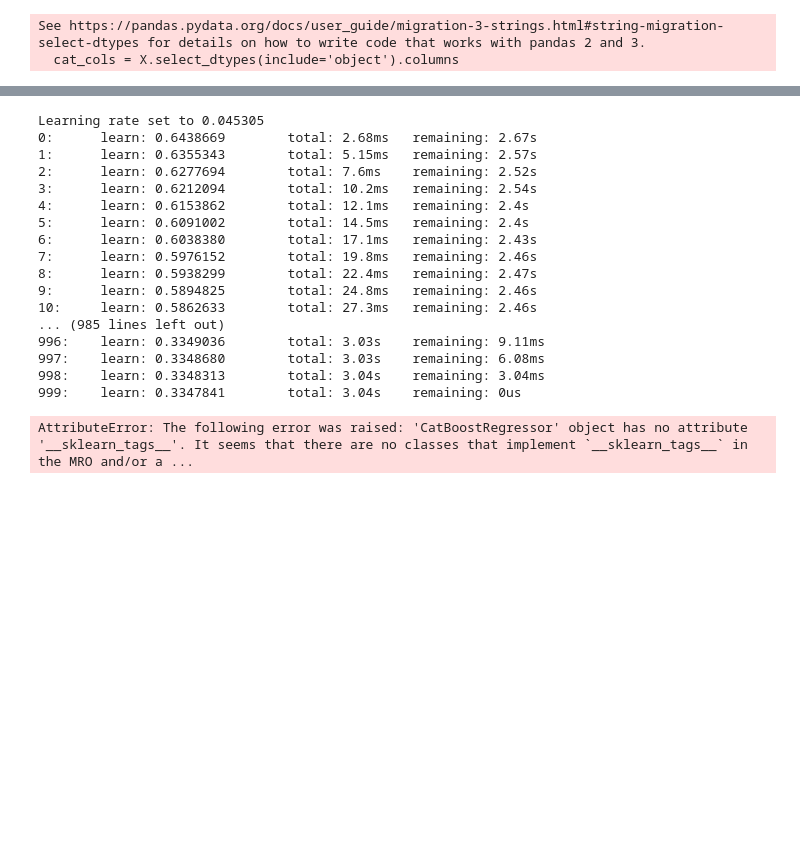
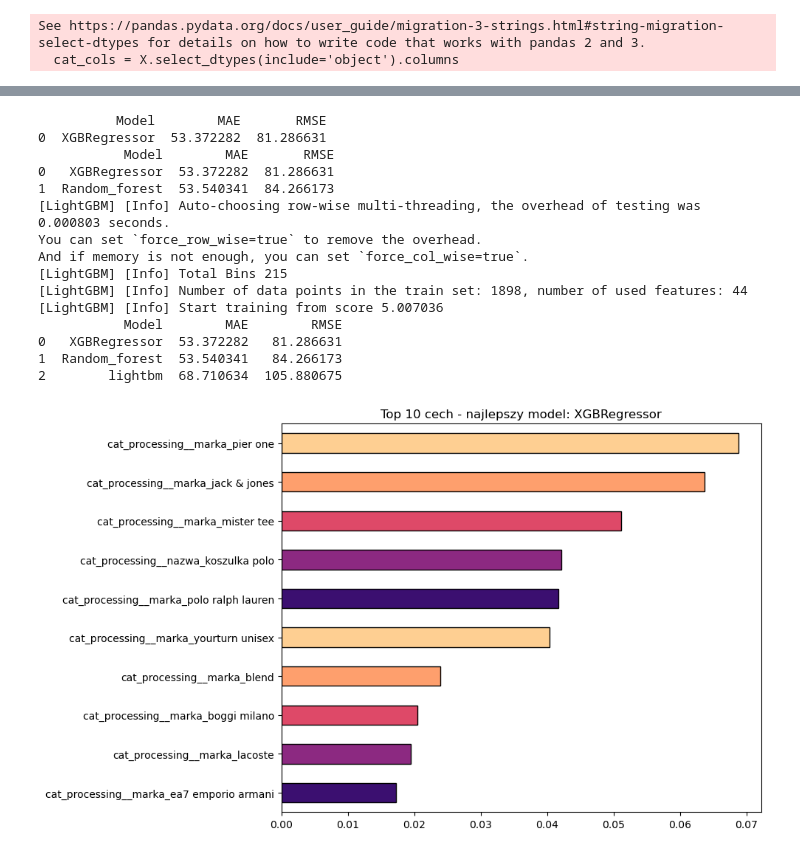
Before and after one commit to infoshareacademy/jdszr23-grupa-2, a Jupyter notebook: straznicy_commita_api/notebooks/modelowanie.ipynb, the cells around one changed output, grey strips where cells are left out. Cells and saved outputs as stored; diff of their text form; code cells hidden in the pictures; blank space fills up the shorter version.

```diff
--- a/straznicy_commita_api/notebooks/modelowanie.ipynb
+++ b/straznicy_commita_api/notebooks/modelowanie.ipynb
@@ -71,0 +103,12 @@ models = {
+# %%
+y_pred_log = model_dl.predict(X_test_prep).ravel()
+
+y_pred = np.expm1(y_pred_log)
+y_test_real = np.expm1(y_test)
+
+mae_real = mean_absolute_error(y_test_real, y_pred)
+rmse_real = np.sqrt(mean_squared_error(y_test_real, y_pred))
+
+print(mae_real)
+
+print(rmse_real)
@@ -72,6 +170,7 @@ models = {
 # %%
 
 results = []
+pipelines = {}
 
 for name, model in models.items():
     pipeline = Pipeline([
@@ -90,25 +189,46 @@ for name, model in models.items():
     #mae = mean_absolute_error(y_test, y_pred)
     #rmse = np.sqrt(mean_squared_error(y_test, y_pred))
     results.append((name, mae, rmse))
+    pipelines[name] = pipeline
 
     results_df = pd.DataFrame(results, columns=['Model', 'MAE', 'RMSE'])
     print(results_df.sort_values('MAE'))
 # %% [output]
-Learning rate set to 0.045305
-0:      learn: 0.6438669        total: 2.68ms   remaining: 2.67s
-1:      learn: 0.6355343        total: 5.15ms   remaining: 2.57s
-2:      learn: 0.6277694        total: 7.6ms    remaining: 2.52s
-3:      learn: 0.6212094        total: 10.2ms   remaining: 2.54s
-4:      learn: 0.6153862        total: 12.1ms   remaining: 2.4s
-5:      learn: 0.6091002        total: 14.5ms   remaining: 2.4s
-6:      learn: 0.6038380        total: 17.1ms   remaining: 2.43s
-7:      learn: 0.5976152        total: 19.8ms   remaining: 2.46s
-8:      learn: 0.5938299        total: 22.4ms   remaining: 2.47s
-9:      learn: 0.5894825        total: 24.8ms   remaining: 2.46s
-10:     learn: 0.5862633        total: 27.3ms   remaining: 2.46s
-... (985 lines left out)
-996:    learn: 0.3349036        total: 3.03s    remaining: 9.11ms
-997:    learn: 0.3348680        total: 3.03s    remaining: 6.08ms
-998:    learn: 0.3348313        total: 3.04s    remaining: 3.04ms
-999:    learn: 0.3347841        total: 3.04s    remaining: 0us
+          Model        MAE       RMSE
+0  XGBRegressor  53.372282  81.286631
+           Model        MAE       RMSE
+0   XGBRegressor  53.372282  81.286631
+1  Random_forest  53.540341  84.266173
+[LightGBM] [Info] Auto-choosing row-wise multi-threading, the overhead of testing was 0.000803 seconds.
+You can set `force_row_wise=true` to remove the overhead.
+And if memory is not enough, you can set `force_col_wise=true`.
+[LightGBM] [Info] Total Bins 215
+[LightGBM] [Info] Number of data points in the train set: 1898, number of used features: 44
+[LightGBM] [Info] Start training from score 5.007036
+           Model        MAE        RMSE
+0   XGBRegressor  53.372282   81.286631
+1  Random_forest  53.540341   84.266173
+2        lightbm  68.710634  105.880675
-AttributeError: The following error was raised: 'CatBoostRegressor' object has no attribute '__sklearn_tags__'. It seems that there are no classes that implement `__sklearn_tags__` in the MRO and/or a ...
+# %%
+best_model_name = results_df.sort_values('MAE').iloc[0]['Model']
+best_pipeline = pipelines[best_model_name]
+# %%
+importances = best_pipeline.named_steps['model'].feature_importances_
+features = best_pipeline.named_steps['procesowanie'].get_feature_names_out()
+# %%
+plt.figure(figsize=(10, 6))
+
+pd.Series(importances, index=features)\
+    .sort_values()\
+    .tail(10)\
+    .plot(
+        kind='barh',
+        color=plt.cm.magma([0.2, 0.4, 0.6, 0.8, 0.9]),
+        edgecolor='black'
+    )
+
+plt.title(f"Top 10 cech - najlepszy model: {best_model_name}")
+plt.tight_layout()
+plt.show()
+# %% [output]
+[figure, added]
```
Also changed, not shown: parts of 13 cells of this notebook.
